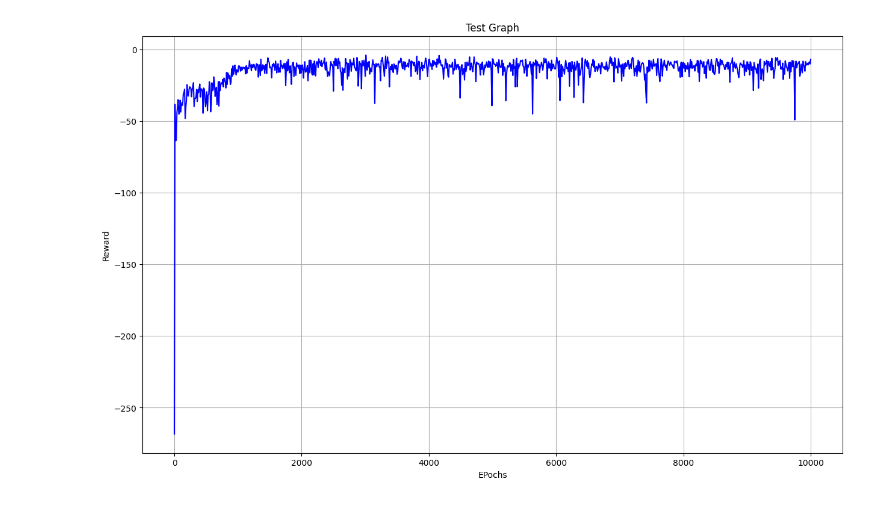
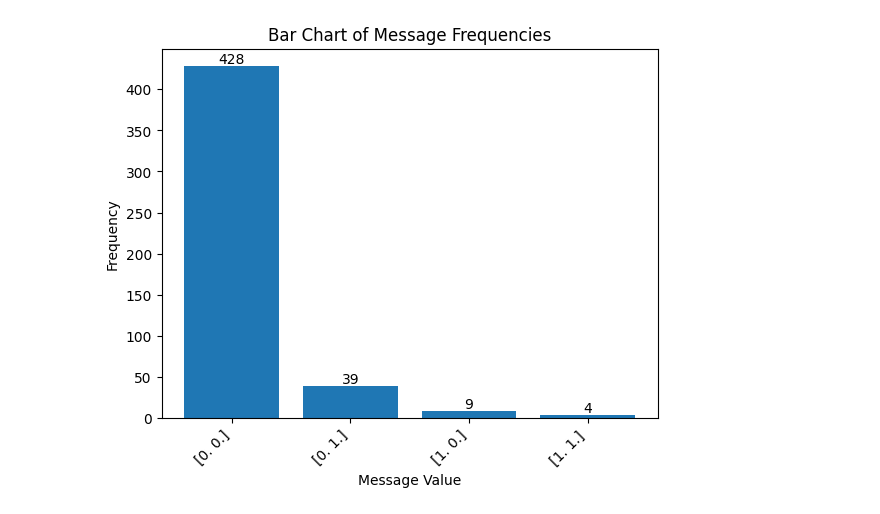
Before and after one commit to RMC-AIvsAI/CyMARL-CommFormer, a Jupyter notebook: pycomm/utils/experiment_analysis.ipynb, the cells around one changed output. Saved outputs shown, nothing was run; the diff lists cells and outputs as text; code cells hidden in the pictures.

```diff
--- a/pycomm/utils/experiment_analysis.ipynb
+++ b/pycomm/utils/experiment_analysis.ipynb
@@ -33,11 +44,0 @@ plt.show()
-# %%
-# Plot episode vs reward
-plt.figure(figsize=(15, 9))
-plt.plot(df_test['Test_Episode'], df_test['Mean_Test_Reward'], linestyle='-', color='b')
-plt.title('Test Graph')
-plt.xlabel('EPochs')
-plt.ylabel('Reward')
-plt.grid(True)
-plt.show()
-# %% [output]
-[figure, removed]
@@ -43,0 +105,35 @@ plt.show()
+# %%
+import matplotlib.pyplot as plt
+import numpy as np
+# Extract relevant information
+agent_messages = []  # List to store messages sent by each agent
+for game_data in games_data:
+    for timestep_data in game_data:
+        agent_messages.append(timestep_data['Message'])
+
+# Convert the list of messages to a flattened NumPy array for plotting
+flat_messages = np.concatenate(agent_messages)
+
+#print(flat_messages)
+# %%
+# Count occurrences of each unique message pair
+unique_messages, counts = np.unique(flat_messages, axis=0, return_counts=True)
+
+# Plotting bar chart for message frequencies with annotations
+fig, ax = plt.subplots()
+bars = ax.bar(range(len(unique_messages)), counts, tick_label=[str(pair) for pair in unique_messages])
+ax.set_xlabel('Message Value')
+ax.set_ylabel('Frequency')
+ax.set_title('Bar Chart of Message Frequencies')
+ax.set_xticks(range(len(unique_messages)))  # Set tick positions
+ax.set_xticklabels([str(pair) for pair in unique_messages], rotation=45, ha='right')  # Set tick labels with rotation
+ax.tick_params(axis='x', labelrotation=45)
+
+# Adding text annotations for each bar
+for bar, count in zip(bars, counts):
+    height = bar.get_height()
+    ax.text(bar.get_x() + bar.get_width() / 2, height, f'{count}', ha='center', va='bottom')
+
+plt.show()
+# %% [output]
+[figure, added]
```
Also changed, not shown: parts of 7 cells of this notebook.
